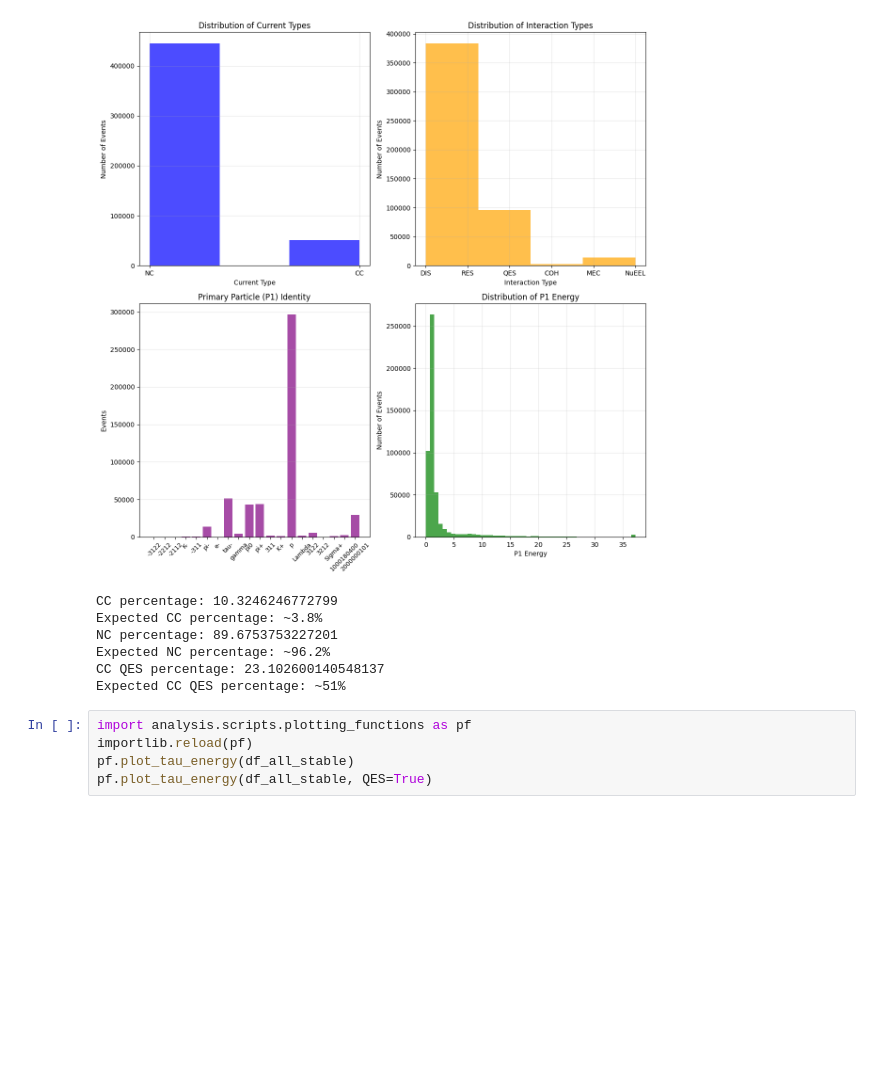
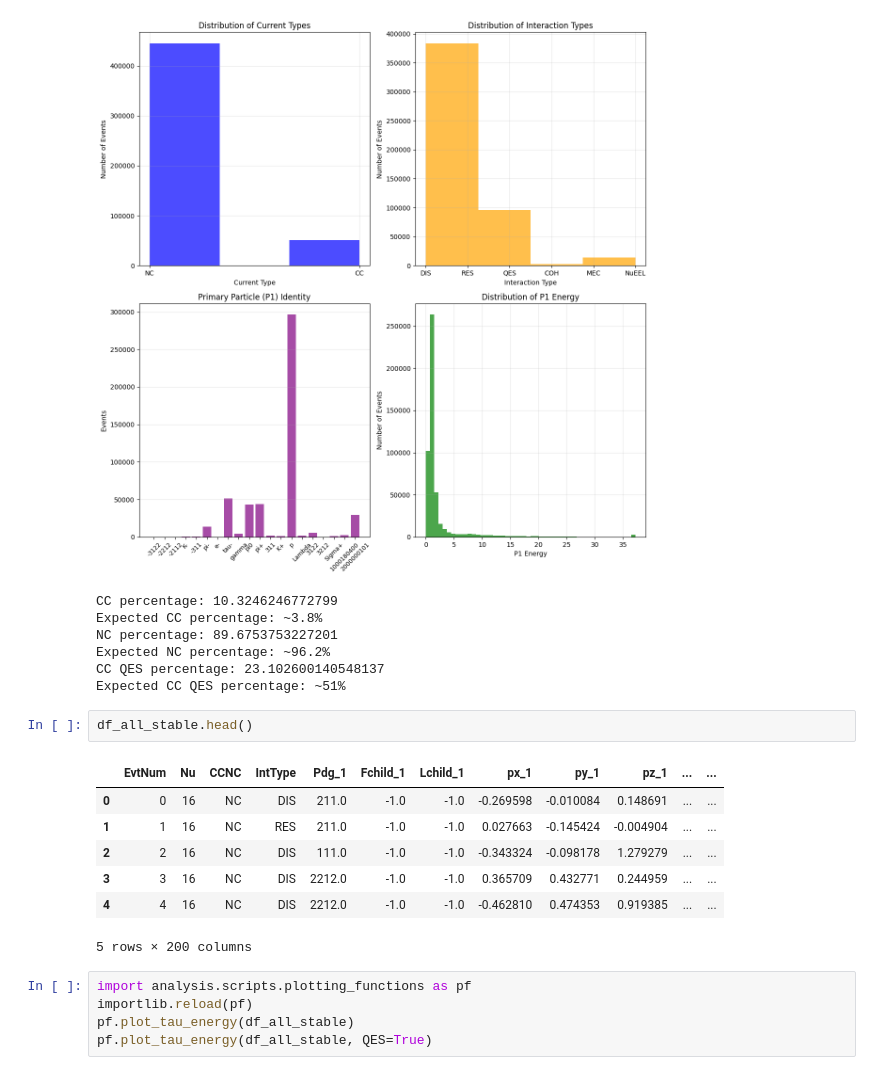
Before and after one commit to PasiekaFUW/Masters_Thesis, a Jupyter notebook: Lab/analysis/GJNuTau.ipynb, the cells around one changed output. Saved outputs shown, nothing was run; the diff lists cells and outputs as text; blank space fills up the shorter version.

```diff
--- a/Lab/analysis/GJNuTau.ipynb
+++ b/Lab/analysis/GJNuTau.ipynb
@@ -76,6 +76,16 @@ NC percentage: 89.6753753227201
 Expected NC percentage: ~96.2%
 CC QES percentage: 23.102600140548137
 Expected CC QES percentage: ~51%
+# %%
+df_all_stable.head()
+# %% [output]
+|  | EvtNum | Nu | CCNC | IntType | Pdg_1 | Fchild_1 | Lchild_1 | px_1 | py_1 | pz_1 | ... | ... |
+| 0 | 0 | 16 | NC | DIS | 211.0 | -1.0 | -1.0 | -0.269598 | -0.010084 | 0.148691 | ... | ... |
+| 1 | 1 | 16 | NC | RES | 211.0 | -1.0 | -1.0 | 0.027663 | -0.145424 | -0.004904 | ... | ... |
+| 2 | 2 | 16 | NC | DIS | 111.0 | -1.0 | -1.0 | -0.343324 | -0.098178 | 1.279279 | ... | ... |
+| 3 | 3 | 16 | NC | DIS | 2212.0 | -1.0 | -1.0 | 0.365709 | 0.432771 | 0.244959 | ... | ... |
+| 4 | 4 | 16 | NC | DIS | 2212.0 | -1.0 | -1.0 | -0.462810 | 0.474353 | 0.919385 | ... | ... |
+5 rows × 200 columns
 # %%
 import analysis.scripts.plotting_functions as pf
 importlib.reload(pf)
```
Also changed, not shown: parts of 2 cells of this notebook, 1 other file.
